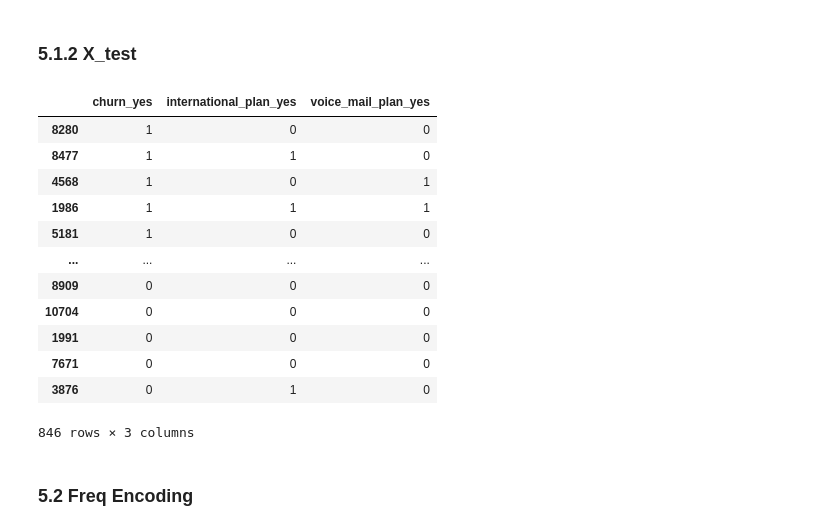
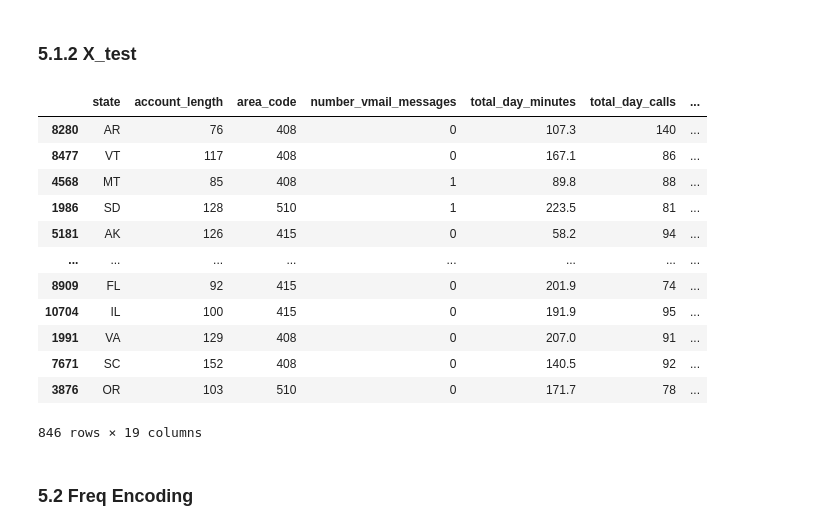
Before and after one commit to josealellamas/predictionAPI, a Jupyter notebook: 2_Proj_Feature_Engineering.ipynb, the cells around one changed output. Drawn from its saved outputs; the diff is of its cells as text; code cells hidden in the pictures.

```diff
--- a/2_Proj_Feature_Engineering.ipynb
+++ b/2_Proj_Feature_Engineering.ipynb
@@ -68,3 +68,5 @@ X_train=pd.concat([dataPositiva,dataNegativa])
 X_train.shape
 # %% [output]
 (4623, 20)
+# %%
+X_train = X_train.drop(['churn'], axis=1)
@@ -98,3 +109,6 @@ X_test=pd.concat([dataPositiva,dataNegativa])
 X_test.shape
 # %% [output]
 (846, 20)
+# %%
+X_test = X_test.drop(['churn'], axis=1)
+X_test.shape
@@ -129,7 +146,7 @@ cat_vars
 # %% [markdown]
 ### 5.1 One Hot Encoding
 # %%
-binary_vars = ['churn', 'international_plan', 'voice_mail_plan']
+binary_vars = ['international_plan', 'voice_mail_plan']
 # %% [markdown]
  ### 5.1.1. X_train
 # %%
@@ -158,19 +169,19 @@ X_train.drop(['international_plan', 'voice_mail_plan', 'churn' ], axis=1, inplac
 # %% [markdown]
 ### 5.1.2 X_test
 # %%
-new_Xtest = pd.get_dummies(X_test[['churn', 'international_plan', 'voice_mail_plan']], drop_first=True)
-new_Xtest
+X_test = pd.get_dummies(X_test, columns=binary_vars, drop_first=True)
+X_test
 # %% [output]
-|  | churn_yes | international_plan_yes | voice_mail_plan_yes |
-| 8280 | 1 | 0 | 0 |
-| 8477 | 1 | 1 | 0 |
-| 4568 | 1 | 0 | 1 |
-| 1986 | 1 | 1 | 1 |
-| 5181 | 1 | 0 | 0 |
-| ... | ... | ... | ... |
-| 8909 | 0 | 0 | 0 |
-| 10704 | 0 | 0 | 0 |
-| 1991 | 0 | 0 | 0 |
-| 7671 | 0 | 0 | 0 |
-| 3876 | 0 | 1 | 0 |
+|  | state | account_length | area_code | number_vmail_messages | total_day_minutes | total_day_calls | ... |
+| 8280 | AR | 76 | 408 | 0 | 107.3 | 140 | ... |
+| 8477 | VT | 117 | 408 | 0 | 167.1 | 86 | ... |
+| 4568 | MT | 85 | 408 | 1 | 89.8 | 88 | ... |
+| 1986 | SD | 128 | 510 | 1 | 223.5 | 81 | ... |
+| 5181 | AK | 126 | 415 | 0 | 58.2 | 94 | ... |
+| ... | ... | ... | ... | ... | ... | ... | ... |
+| 8909 | FL | 92 | 415 | 0 | 201.9 | 74 | ... |
+| 10704 | IL | 100 | 415 | 0 | 191.9 | 95 | ... |
+| 1991 | VA | 129 | 408 | 0 | 207.0 | 91 | ... |
+| 7671 | SC | 152 | 408 | 0 | 140.5 | 92 | ... |
+| 3876 | OR | 103 | 510 | 0 | 171.7 | 78 | ... |
-846 rows × 3 columns
+846 rows × 19 columns
```
Also changed, not shown: parts of 9 cells of this notebook, 4 other files.
